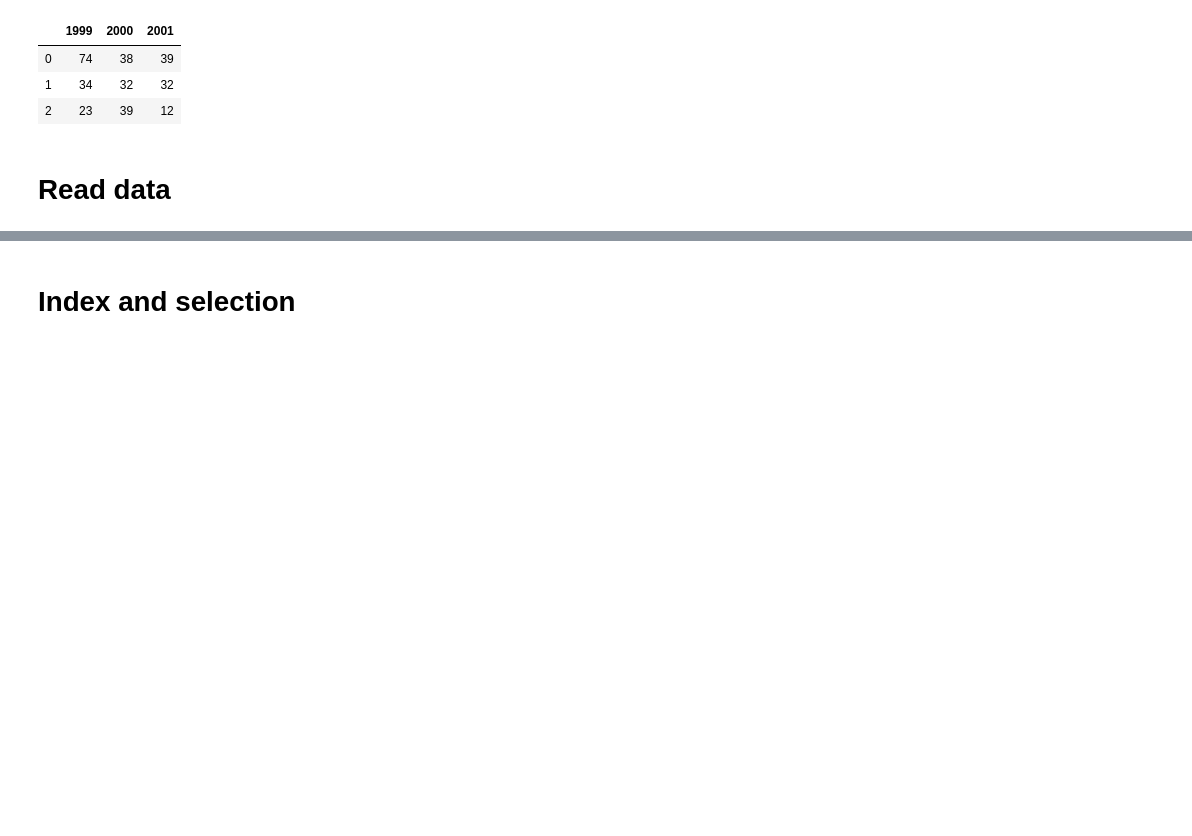
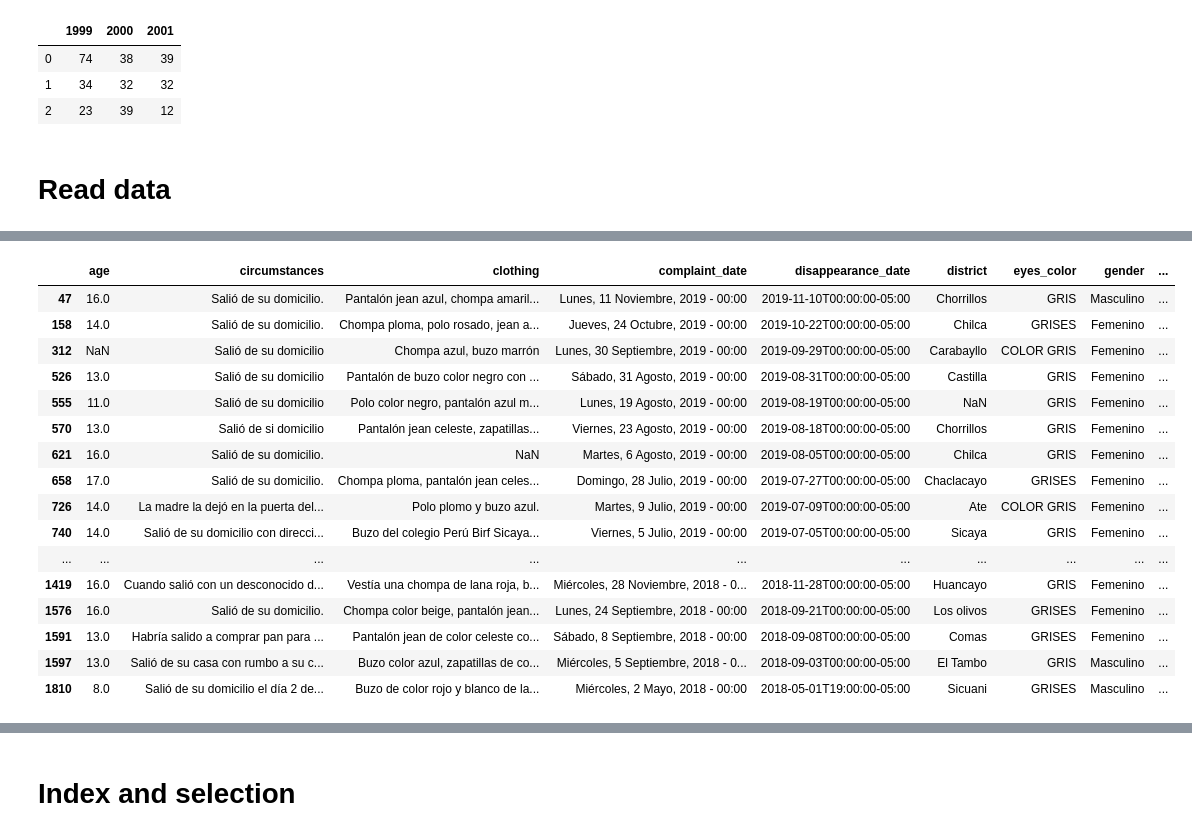
Before and after one commit to royrimachi/te_estamos_buscando_ws, a Jupyter notebook: Pandas_tutorial.ipynb, the cells around one changed output, grey strips where cells are left out. Drawn from its saved outputs; the diff is of its cells as text; code cells hidden in the pictures; blank space fills up the shorter version.

```diff
--- a/Pandas_tutorial.ipynb
+++ b/Pandas_tutorial.ipynb
@@ -63,0 +211,3 @@ t_e_b_encontrados
+# %%
+no_amber_eyes = no_brown_eyes[~no_brown_eyes['eyes_color'].str.contains('AMB|MIEL').fillna(False)]
+no_amber_eyes
@@ -63,0 +228,21 @@ t_e_b_encontrados
+# %%
+gray_eyes = no_amber_eyes[no_amber_eyes['eyes_color'].str.contains('GRI').fillna(False)]
+gray_eyes
+# %% [output]
+|  | age | circumstances | clothing | complaint_date | disappearance_date | district | eyes_color | gender | ... |
+| 47 | 16.0 | Salió de su domicilio. | Pantalón jean azul, chompa amaril... | Lunes, 11 Noviembre, 2019 - 00:00 | 2019-11-10T00:00:00-05:00 | Chorrillos | GRIS | Masculino | ... |
+| 158 | 14.0 | Salió de su domicilio. | Chompa ploma, polo rosado, jean a... | Jueves, 24 Octubre, 2019 - 00:00 | 2019-10-22T00:00:00-05:00 | Chilca | GRISES | Femenino | ... |
+| 312 | NaN | Salió de su domicilio | Chompa azul, buzo marrón | Lunes, 30 Septiembre, 2019 - 00:00 | 2019-09-29T00:00:00-05:00 | Carabayllo | COLOR GRIS | Femenino | ... |
+| 526 | 13.0 | Salió de su domicilio | Pantalón de buzo color negro con ... | Sábado, 31 Agosto, 2019 - 00:00 | 2019-08-31T00:00:00-05:00 | Castilla | GRIS | Femenino | ... |
+| 555 | 11.0 | Salió de su domicilio | Polo color negro, pantalón azul m... | Lunes, 19 Agosto, 2019 - 00:00 | 2019-08-19T00:00:00-05:00 | NaN | GRIS | Femenino | ... |
+| 570 | 13.0 | Salió de si domicilio | Pantalón jean celeste, zapatillas... | Viernes, 23 Agosto, 2019 - 00:00 | 2019-08-18T00:00:00-05:00 | Chorrillos | GRIS | Femenino | ... |
+| 621 | 16.0 | Salió de su domicilio. | NaN | Martes, 6 Agosto, 2019 - 00:00 | 2019-08-05T00:00:00-05:00 | Chilca | GRIS | Femenino | ... |
+| 658 | 17.0 | Salió de su domicilio. | Chompa ploma, pantalón jean celes... | Domingo, 28 Julio, 2019 - 00:00 | 2019-07-27T00:00:00-05:00 | Chaclacayo | GRISES | Femenino | ... |
+| 726 | 14.0 | La madre la dejó en la puerta del... | Polo plomo y buzo azul. | Martes, 9 Julio, 2019 - 00:00 | 2019-07-09T00:00:00-05:00 | Ate | COLOR GRIS | Femenino | ... |
+| 740 | 14.0 | Salió de su domicilio con direcci... | Buzo del colegio Perú Birf Sicaya... | Viernes, 5 Julio, 2019 - 00:00 | 2019-07-05T00:00:00-05:00 | Sicaya | GRIS | Femenino | ... |
+| ... | ... | ... | ... | ... | ... | ... | ... | ... | ... |
+| 1419 | 16.0 | Cuando salió con un desconocido d... | Vestía una chompa de lana roja, b... | Miércoles, 28 Noviembre, 2018 - 0... | 2018-11-28T00:00:00-05:00 | Huancayo | GRIS | Femenino | ... |
+| 1576 | 16.0 | Salió de su domicilio. | Chompa color beige, pantalón jean... | Lunes, 24 Septiembre, 2018 - 00:00 | 2018-09-21T00:00:00-05:00 | Los olivos | GRISES | Femenino | ... |
+| 1591 | 13.0 | Habría salido a comprar pan para ... | Pantalón jean de color celeste co... | Sábado, 8 Septiembre, 2018 - 00:00 | 2018-09-08T00:00:00-05:00 | Comas | GRISES | Femenino | ... |
+| 1597 | 13.0 | Salió de su casa con rumbo a su c... | Buzo color azul, zapatillas de co... | Miércoles, 5 Septiembre, 2018 - 0... | 2018-09-03T00:00:00-05:00 | El Tambo | GRIS | Masculino | ... |
+| 1810 | 8.0 | Salió de su domicilio el día 2 de... | Buzo de color rojo y blanco de la... | Miércoles, 2 Mayo, 2018 - 00:00 | 2018-05-01T19:00:00-05:00 | Sicuani | GRISES | Masculino | ... |
```
Also changed, not shown: parts of 16 cells of this notebook, 4 other files.
